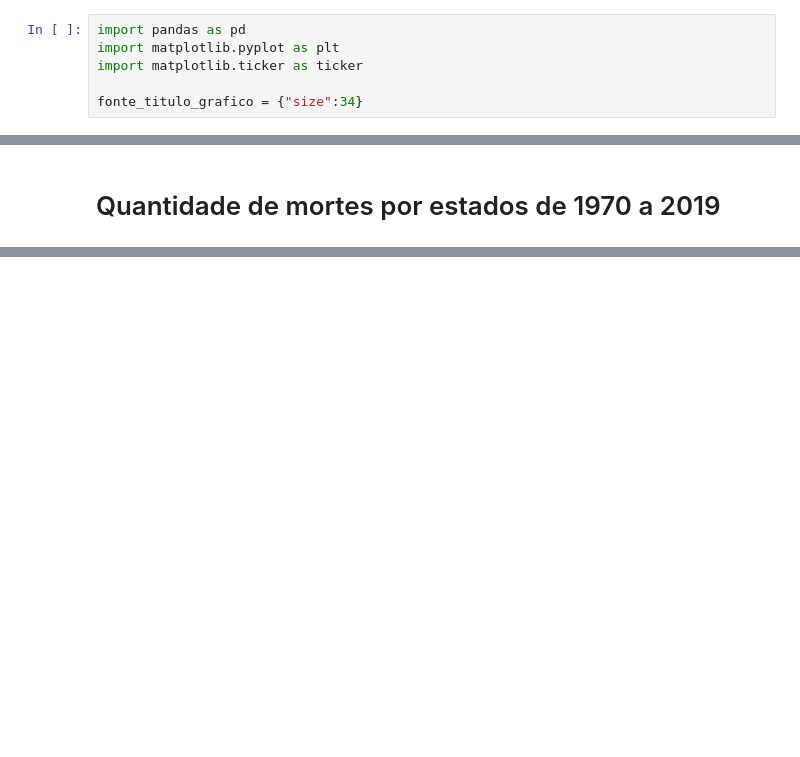
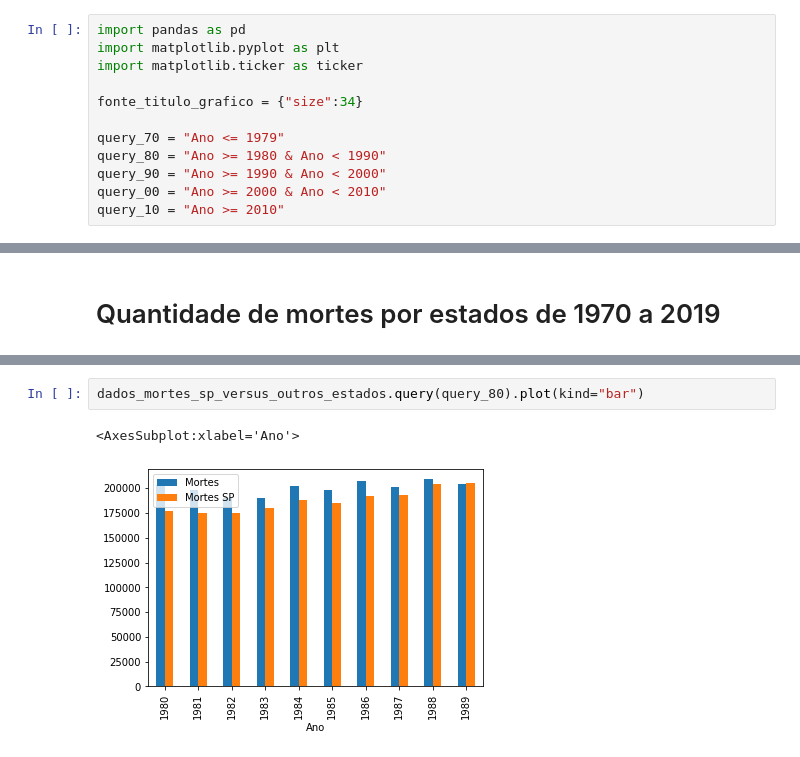
Before and after one commit to r10silveira/bootcampDataScience, a Jupyter notebook: Modulo1/RenatoSilveira_Desafio Modulo1.ipynb, the cells around one changed output, grey strips where cells are left out. Drawn from its saved outputs; the diff is of its cells as text; blank space fills up the shorter version.

```diff
--- a/Modulo1/RenatoSilveira_Desafio Modulo1.ipynb
+++ b/Modulo1/RenatoSilveira_Desafio Modulo1.ipynb
@@ -38,6 +38,12 @@ import matplotlib.pyplot as plt
 import matplotlib.ticker as ticker
 
 fonte_titulo_grafico = {"size":34}
+
+query_70 = "Ano <= 1979"
+query_80 = "Ano >= 1980 & Ano < 1990"
+query_90 = "Ano >= 1990 & Ano < 2000"
+query_00 = "Ano >= 2000 & Ano < 2010"
+query_10 = "Ano >= 2010"
 # %% [markdown]
 ## Análise dos dados:
 
@@ -283,0 +336,5 @@ dados_original_sem_2020[["Estado","Mortes"]].groupby(["Estado"]).sum().sort_valu
+# %%
+dados_mortes_sp_versus_outros_estados.query(query_80).plot(kind="bar")
+# %% [output]
+<AxesSubplot:xlabel='Ano'>
+[figure, added]
```
Also changed, not shown: parts of 24 cells of this notebook.
